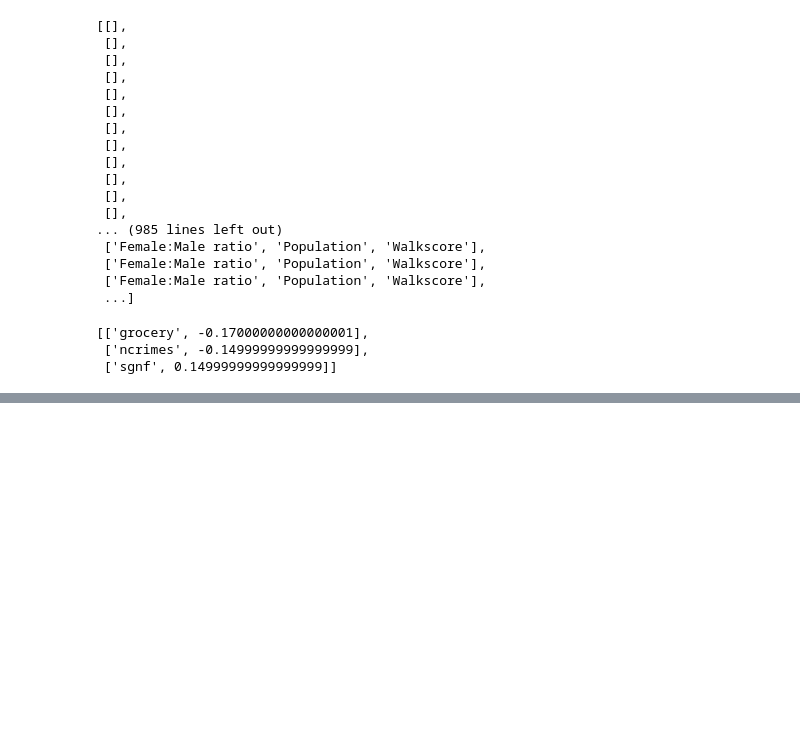
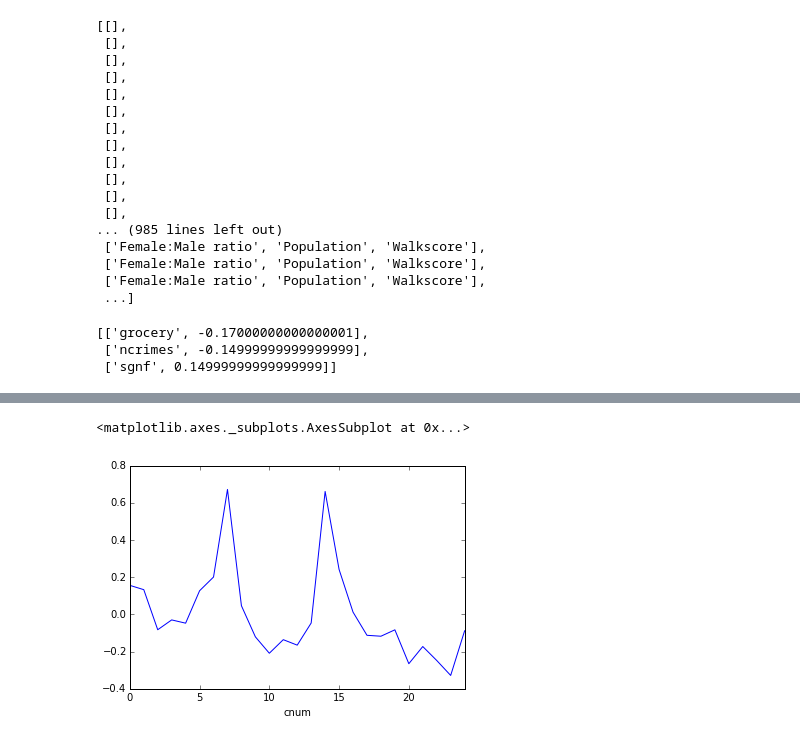
Before and after one commit to crupley/hoodie-development, a Jupyter notebook: explore/cutlists to json.ipynb, the cells around one changed output, grey strips where cells are left out. Cells and saved outputs as stored; diff of their text form; code cells hidden in the pictures; blank space fills up the shorter version.

```diff
--- a/explore/cutlists to json.ipynb
+++ b/explore/cutlists to json.ipynb
@@ -464,0 +497,5 @@ alldf[alldf.mapno == '010406']
+# %%
+fbars.grocery.plot()
+# %% [output]
+<matplotlib.axes._subplots.AxesSubplot at 0x...>
+[figure, added]
```
Also changed, not shown: parts of 6 cells of this notebook, 2 other files.
